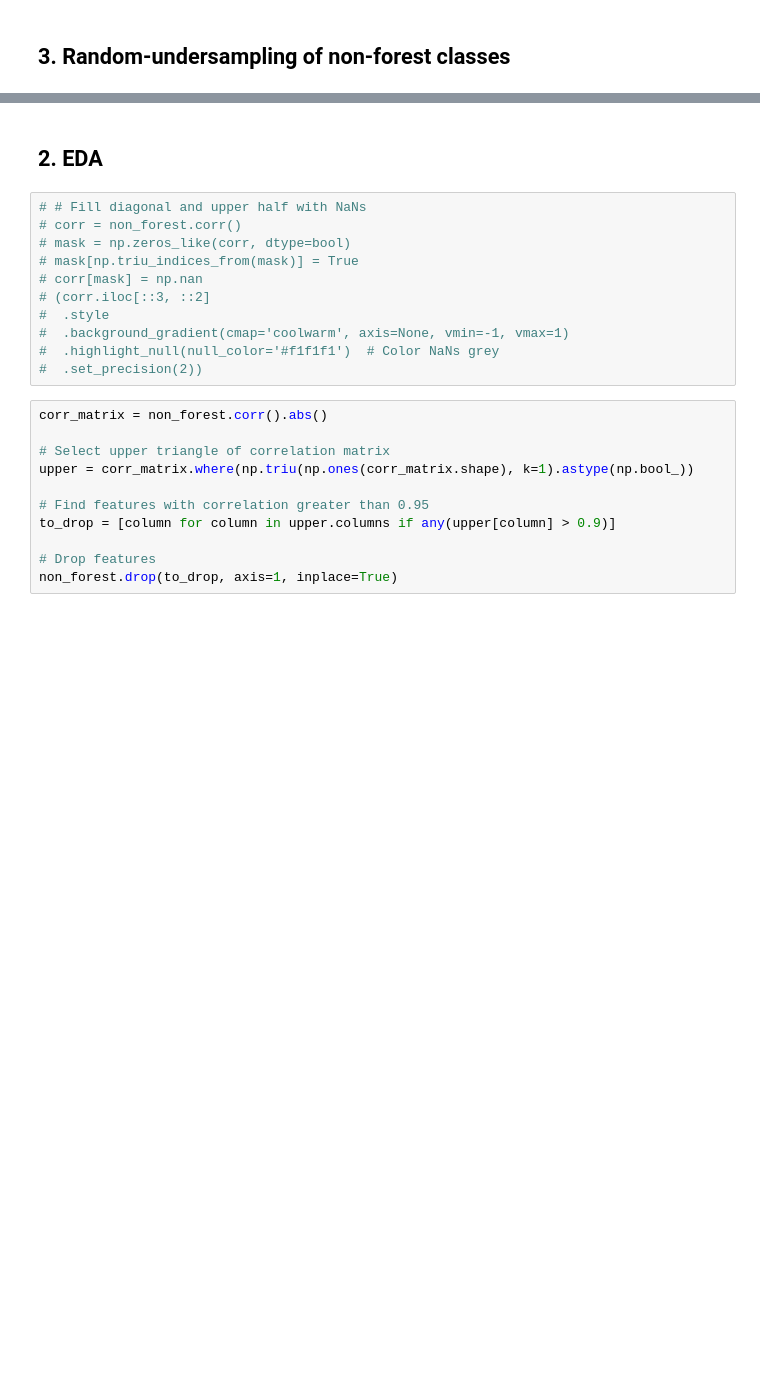
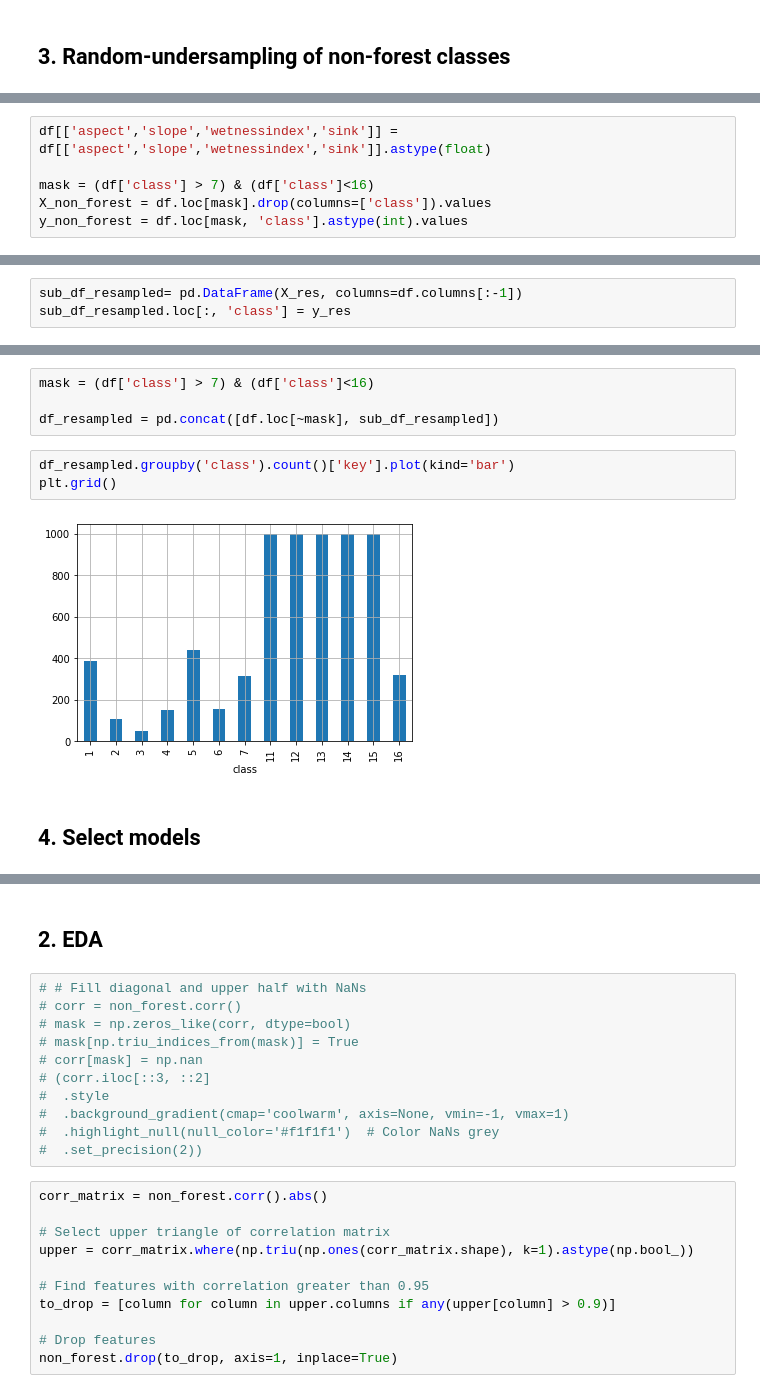
Before and after one commit to mishagrol/ForestMapping, a Jupyter notebook: notebooks/Cluster_field_plots_data.ipynb, the cells around one changed output, grey strips where cells are left out. Cells and saved outputs as stored; diff of their text form; blank space fills up the shorter version.

```diff
--- a/notebooks/Cluster_field_plots_data.ipynb
+++ b/notebooks/Cluster_field_plots_data.ipynb
@@ -378,3 +356,9 @@ Name: key, dtype: int64
+# %%
+df[['aspect','slope','wetnessindex','sink']] = df[['aspect','slope','wetnessindex','sink']].astype(float)
+
+mask = (df['class'] > 7) & (df['class']<16)
+X_non_forest = df.loc[mask].drop(columns=['class']).values
+y_non_forest = df.loc[mask, 'class'].astype(int).values
 # %%
 from collections import Counter
 
@@ -393,0 +379,3 @@ Resampled dataset shape Counter({0: 100, 1: 100})
+# %%
+sub_df_resampled= pd.DataFrame(X_res, columns=df.columns[:-1])
+sub_df_resampled.loc[:, 'class'] = y_res
@@ -393,0 +386,11 @@ Resampled dataset shape Counter({0: 100, 1: 100})
+# %%
+mask = (df['class'] > 7) & (df['class']<16)
+
+df_resampled = pd.concat([df.loc[~mask], sub_df_resampled])
+# %%
+df_resampled.groupby('class').count()['key'].plot(kind='bar')
+plt.grid()
+# %% [output]
+[figure, added]
+# %% [markdown]
+## 4. Select models
```
Also changed, not shown: parts of 27 cells of this notebook.
